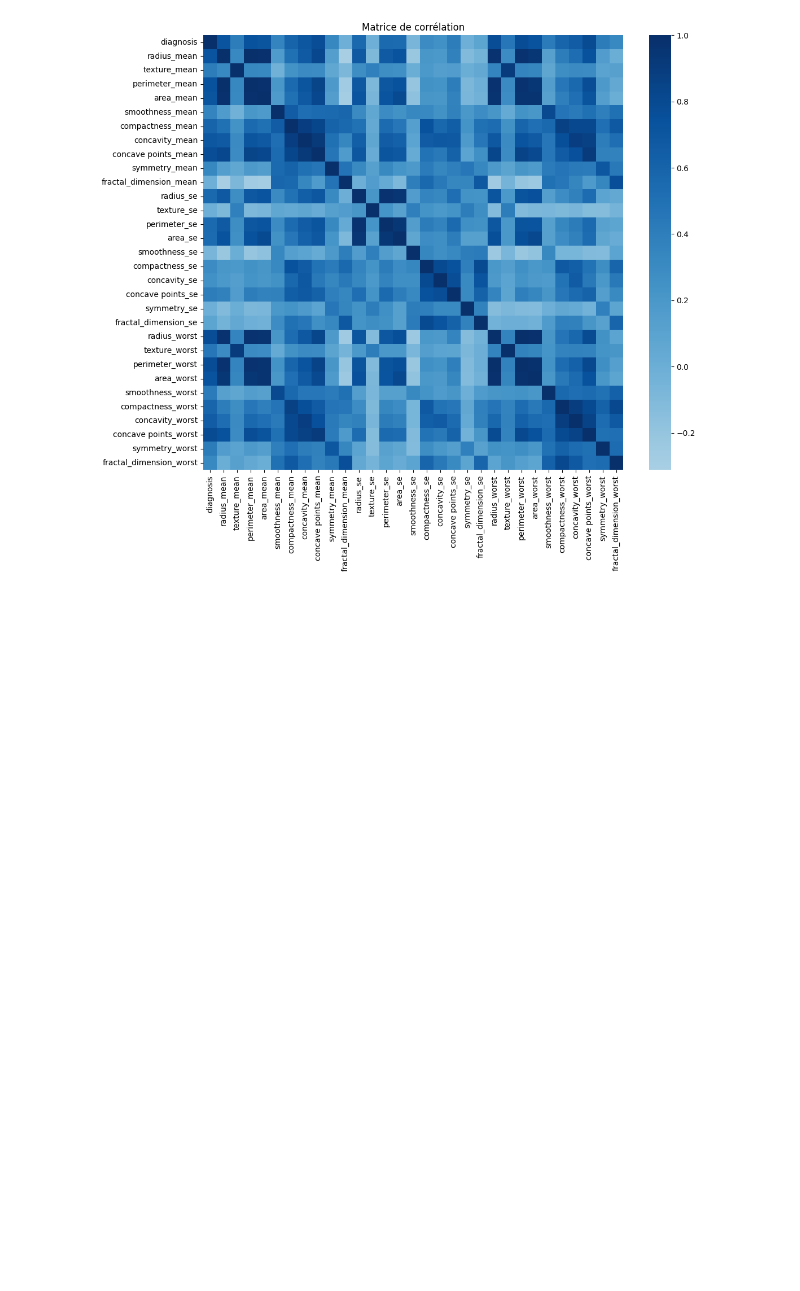
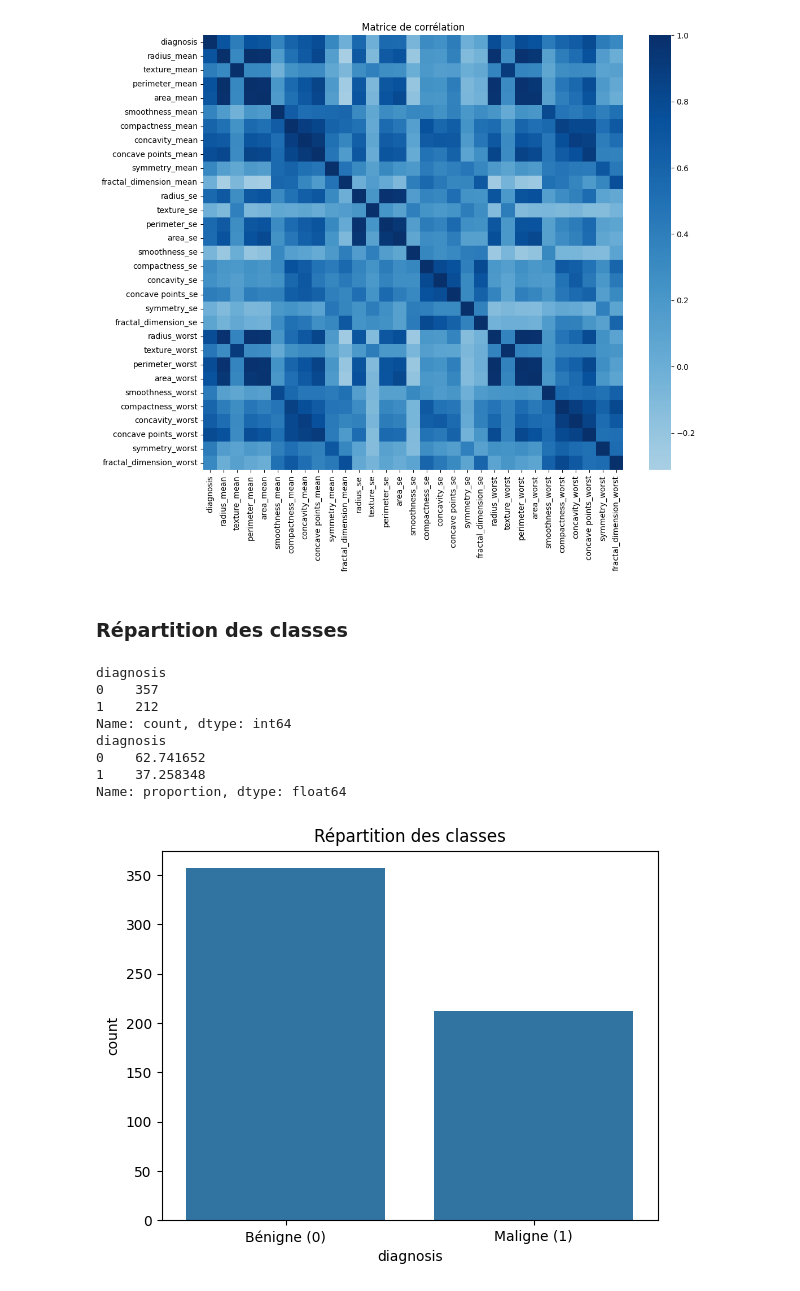
Before and after one commit to RSoups11/Apprentissage_Projet, a Jupyter notebook: notebooks/exploration.ipynb, the cells around one changed output. Drawn from its saved outputs; the diff is of its cells as text; code cells hidden in the pictures; blank space fills up the shorter version.

Commit message:
Ajouts de quelques analyses et visualisation exploratiores

```diff
--- a/notebooks/exploration.ipynb
+++ b/notebooks/exploration.ipynb
@@ -202,3 +202,36 @@ plt.show()
 [figure]
 # %%
 df.to_csv("../data/data_clean.csv")
+# %%
+df1 = pd.read_csv("../data/data_clean.csv")
+df1 = df1.drop(columns=["Unnamed: 0"], errors="ignore")
+# %% [markdown]
+### Répartition des classes
+# %%
+# Comptes bruts
+counts = df1["diagnosis"].value_counts()
+print(counts)
+
+# Pourcentages
+percent = df1["diagnosis"].value_counts(normalize=True) * 100
+print(percent)
+
+# Petit barplot
+import seaborn as sns
+import matplotlib.pyplot as plt
+
+plt.figure()
+sns.countplot(x="diagnosis", data=df1)
+plt.xticks([0, 1], ["Bénigne (0)", "Maligne (1)"])
+plt.title("Répartition des classes")
+plt.show()
+# %% [output]
+diagnosis
+0    357
+1    212
+Name: count, dtype: int64
+diagnosis
+0    62.741652
+1    37.258348
+Name: proportion, dtype: float64
+[figure, added]
```
Also changed, not shown: parts of 7 cells of this notebook.
